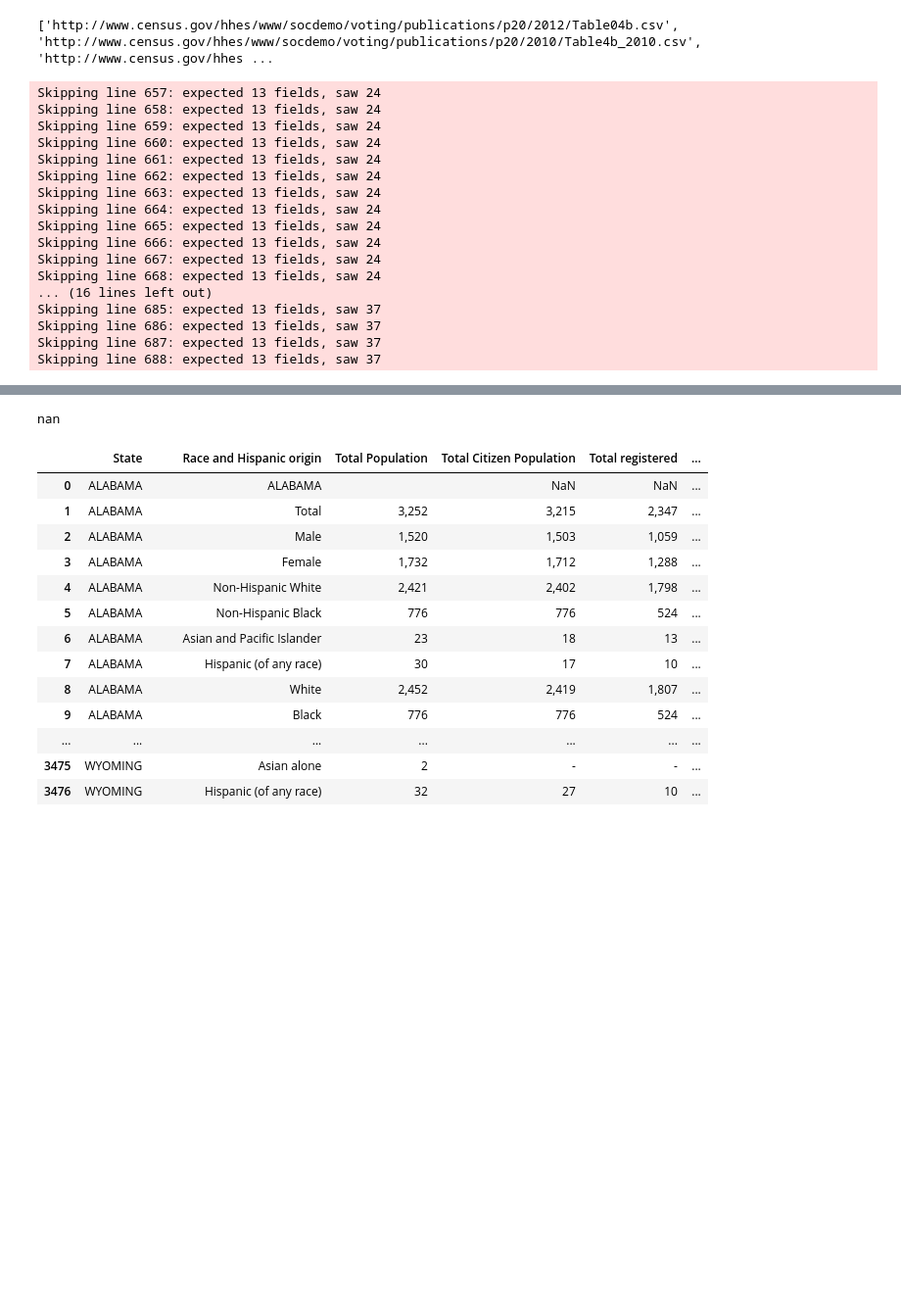
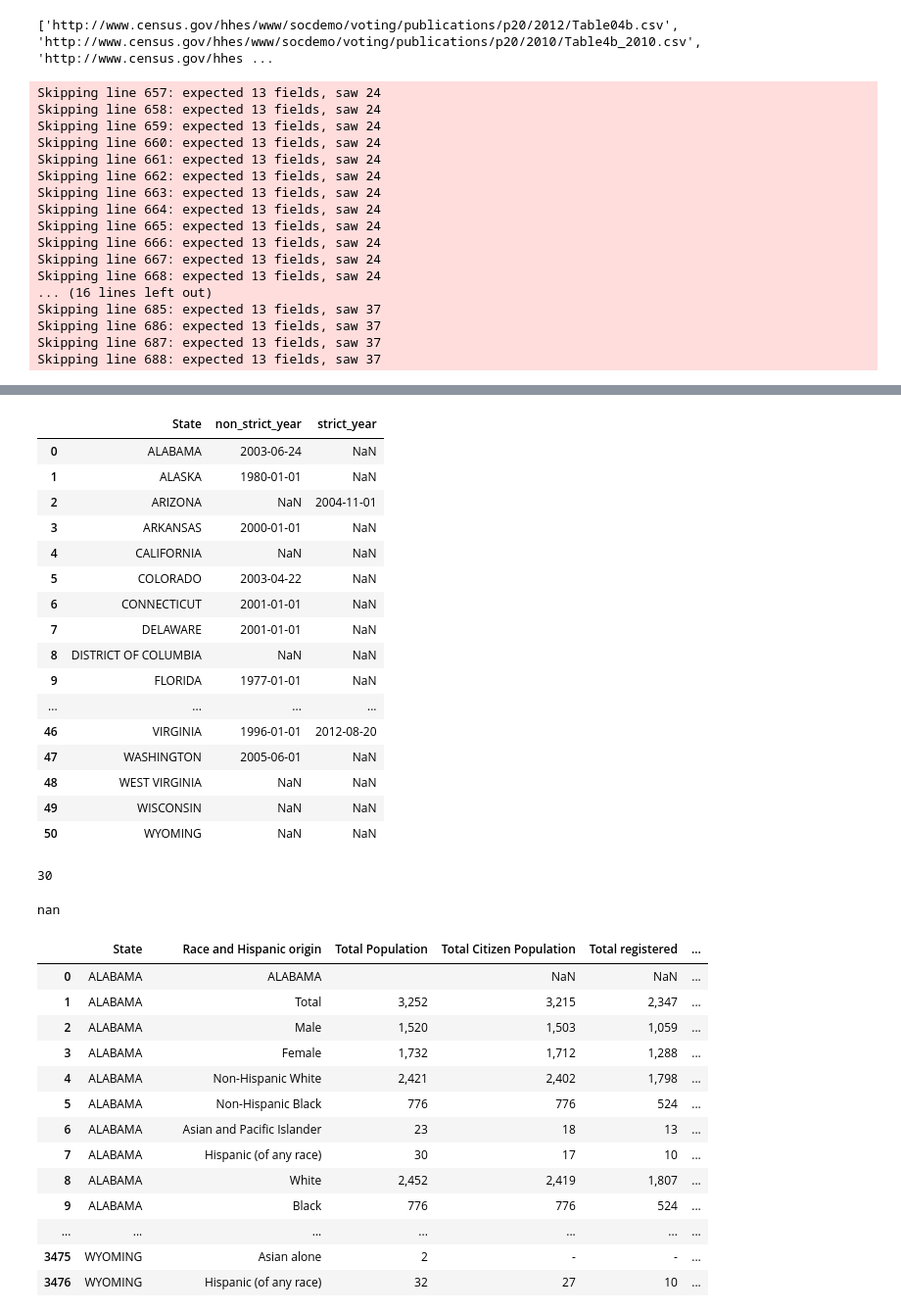
Before and after one commit to meenaboppana/voterid, a Jupyter notebook: Version_12_6.ipynb, the cells around one changed output, grey strips where cells are left out. Shown at 98% size. Saved outputs shown, nothing was run; the diff lists cells and outputs as text; code cells hidden in the pictures; blank space fills up the shorter version.

Commit message:
added months to id law table

```diff
--- a/Version_12_6.ipynb
+++ b/Version_12_6.ipynb
@@ -179,3 +117,76 @@ law_id
+# %%
+#THIS SHOULD BE MADE MORE ACCURATE IF SOMEONE IS BORED
+
+#http://www.ncsl.org/research/elections-and-campaigns/voter-id-history.aspx
+    #0 = no voter id law
+    #1 = not strict voter id law (w/ or w/out photo) - requested to show ID but can still vote without it, must sign affidavit
+    #2 = strict voter id law (w/ or w/out photo)
+#http://en.wikipedia.org/wiki/Voter_ID_laws_in_the_United_States
+#http://www.hartwick.edu/Documents/POSC/MeyerThesisSp13.pdf -- not completely synced with this source
+#http://www.propublica.org/article/everything-youve-ever-wanted-to-know-about-voter-id-laws - definition of non-strict
+#ballotpedia.org/State_by_State_Voter_ID_Laws
+#http://www.ncsl.org/research/elections-and-campaigns/voter-id-history.aspx#Chart
+#http://thelensnola.org/2013/06/27/louisianas-voter-id-law-from-1997-eases-effects-of-supreme-court-decision/
+
+law_id=pd.DataFrame(columns=['State','non_strict_year', 'strict_year'])
+law_id['State'] = state[1:52]
+
+law_id.ix[0,1] = '2003-06-24'  # beginning June 3, 2014 stricter photo ID law in effect
+law_id.ix[1,1] = '1980-01-01'  # estimated day of enactment (does not affect our data)
+law_id.ix[2,2] = '2004-11-01' #Proposition approved on November 2004 - estimated day of enactment
+law_id.ix[3,1] = '2000-01-01'  # non-strict law enacted at some point before 2000
+law_id.ix[5,1] = '2003-04-22'      # approved April 22, 2003, as of 2013 voters can now vote by mail, so can be circumvented
+law_id.ix[6,1] = '2001-01-01'      # where is 2010 from? all my sources say it was in effect a while before that (exact date unknown)
+law_id.ix[7,1] = '2001-01-01'      # where is 2010 from? all my sources say it was in effect a while before that (exact date unknown)
+law_id.ix[9,1] = '1977-01-01'         # estimated day of enactment
+law_id.ix[10,[1,2]] = ['1997-01-01','2008-06-01']    #estimated day of enactment, known to affect general elections that year
+law_id.ix[11,1] = '1970-01-01'   # estimated day of enactment
+law_id.ix[12,1] = '2010-06-01'         # effective after May primary but before general election (estimated day of enactment)
+law_id.ix[14,2] = '2008-05-01'      # effective sometime after Supreme Court case decision in April (estimated day)
+law_id.ix[16,2] = '2012-01-01'     # this date is actually exact - the law was passed in 2011
+law_id.ix[17,1] = '2000-01-01'    # estimated day of enactment, know to exist before 2002 elections
+law_id.ix[18,1] = '1997-01-01'    # this source says 1997 instead of 2010
+law_id.ix[22,1] = '2007-08-01'    # upheld in court near July 20, 2007 (estimated day of enactment)
+law_id.ix[24,2] = '2014-06-03'    # approved in 2012, did not go into effect until 2014
+law_id.ix[25,1] = '2002-08-28'    # based on text of bill and when it needed to go into effect
+law_id.ix[26,1] = '2004-01-01'    # based on text of bill, effective date was Jan 1 2004
+law_id.ix[29,1] = '2012-11-01'    # in effect for Nov 2012 elections, a strict law is going into effect in 2015
+law_id.ix[33,2] = '2016-01-01'     # estimated date of effect
+law_id.ix[34,[1,2]] = ['2003-12-01','2013-06-01']   # estimated day of effect for non-strict law
+law_id.ix[35,2] = '2006-06-01'    # based on text of bill, effective date was Jun 1, 2006
+law_id.ix[36,1] = '2010-12-01'    # estimated day of enactment, approved by voters in 2010, modified in 2013
+law_id.ix[39,1] = '2011-12-01'    # estimated day of enactment, definitely active in 2012
+law_id.ix[40,1] = '1950-01-01'    # updated in 2013 (originally in 2011) to be stricter but still considered non-strict
+law_id.ix[41,1] = '2004-01-01'    # actual effective date, based on bill text
+law_id.ix[42,[1,2]] = ['1990-01-01', '2012-10-25']   # date of first is estimate, date of second is when it was approved by court
+law_id.ix[43,1] = '1997-01-01'     # estimated date, became strict in 2014 (under review as well)
+law_id.ix[44,1] = '2009-06-01'     # estimated date, bill was discussed in March of that year
+law_id.ix[46,[1,2]] = ['1996-01-01','2012-08-20']  # first is estimated, second is day that it was approved by court, could have been enacted later
+law_id.ix[47,1] = '2005-06-01'       # estimated date, it was passed by state legislature in April
+law_id
+# %% [output]
+|  | State | non_strict_year | strict_year |
+| 0 | ALABAMA | 2003-06-24 | NaN |
+| 1 | ALASKA | 1980-01-01 | NaN |
+| 2 | ARIZONA | NaN | 2004-11-01 |
+| 3 | ARKANSAS | 2000-01-01 | NaN |
+| 4 | CALIFORNIA | NaN | NaN |
+| 5 | COLORADO | 2003-04-22 | NaN |
+| 6 | CONNECTICUT | 2001-01-01 | NaN |
+| 7 | DELAWARE | 2001-01-01 | NaN |
+| 8 | DISTRICT OF COLUMBIA | NaN | NaN |
+| 9 | FLORIDA | 1977-01-01 | NaN |
+| ... | ... | ... | ... |
+| 46 | VIRGINIA | 1996-01-01 | 2012-08-20 |
+| 47 | WASHINGTON | 2005-06-01 | NaN |
+| 48 | WEST VIRGINIA | NaN | NaN |
+| 49 | WISCONSIN | NaN | NaN |
+| 50 | WYOMING | NaN | NaN |
+# %%
+law_id_exists = law_id[(law_id['non_strict_year'] > 0) | (law_id['strict_year'] > 0)]
+len(law_id_exists)
+# %% [output]
+30
 # %%
 racedata = pd.merge(df, law_id, on = ['State'])
 
```
Also changed, not shown: parts of 1 cell of this notebook.
